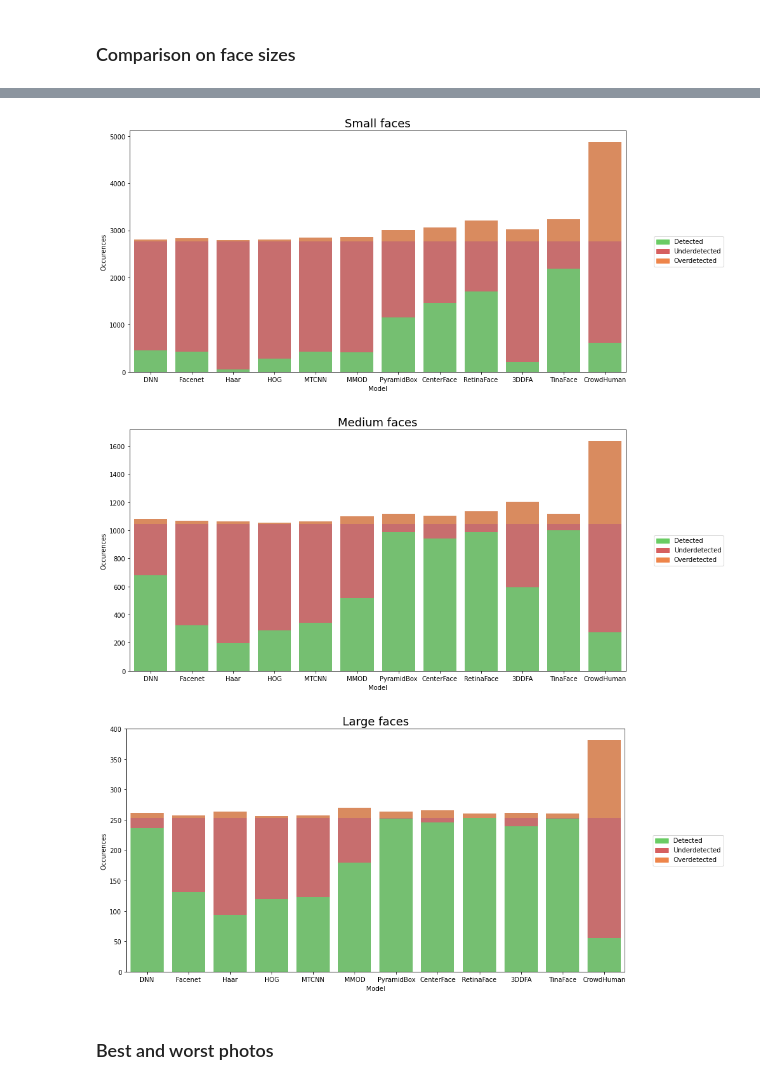
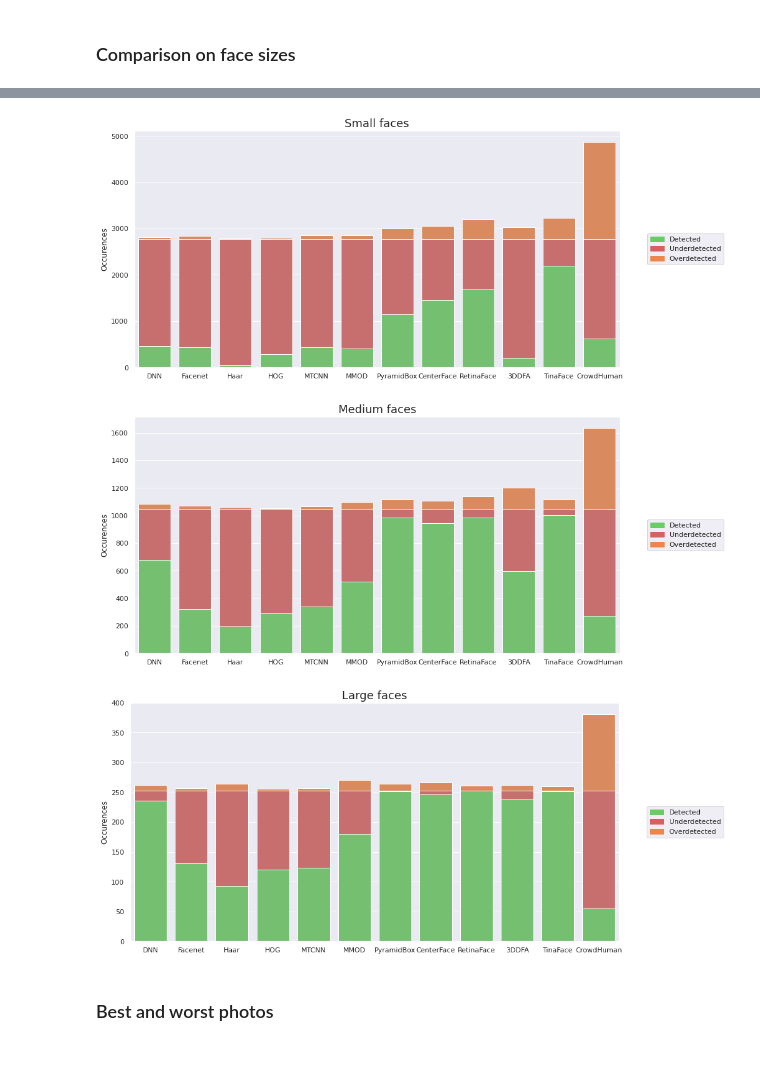
Before and after one commit to amrukwa/mask_detection, a Jupyter notebook: detector_choice.ipynb, the cells around one changed output, grey strips where cells are left out. Saved outputs shown, nothing was run; the diff lists cells and outputs as text; code cells hidden in the pictures; blank space fills up the shorter version.

```diff
--- a/detector_choice.ipynb
+++ b/detector_choice.ipynb
@@ -714,12 +726,12 @@ def normalize_tina_results(filename, i=None):
         faces.append((xmin, ymin, xmax, ymax))
     return faces
 # %%
-fig=plt.figure(figsize=(30, 15))
+fig=plt.figure(figsize=(30, 20))
 axes = []
 
 for i in range(len(exemplary_imgs_files)):
     img = tina_annotate(exemplary_imgs_files[i])
-    axes.append(fig.add_subplot(3, 1, i+1))
+    axes.append(fig.add_subplot(1, 3, i+1))
     plt.axis('off')
     plt.imshow(img)
 # %% [markdown]
@@ -759,7 +771,7 @@ axes = []
 
 for i in range(len(exemplary_imgs_files)):
     img = facenet_annotate(exemplary_imgs_files[i], facenet_detector)
-    axes.append(fig.add_subplot(3, 1, i+1))
+    axes.append(fig.add_subplot(1, 3, i+1))
     plt.axis('off')
     plt.imshow(img)
 # %% [markdown]
@@ -795,12 +807,12 @@ def normalize_pyramidbox_results(filename, model):
             faces.append((xmin, ymin, xmax, ymax))
     return faces
 # %%
-fig=plt.figure(figsize=(30, 15))
+fig=plt.figure(figsize=(30, 20))
 axes = []
 
 for i in range(len(exemplary_imgs_files)):
     img = pyramidbox_annotate(exemplary_imgs_files[i], pyramidbox_detector)
-    axes.append(fig.add_subplot(3, 1, i+1))
+    axes.append(fig.add_subplot(1, 3, i+1))
     plt.axis('off')
     plt.imshow(img)
 # %% [markdown]
@@ -1050,25 +1049,27 @@ ap_df.reset_index(inplace=True)
 # %%
 res = res.merge(ap_df, on="index", how = 'inner')
 res  = res.sort_values(by=['AP'])
+# %%
+sns.set(font_scale=1.0)
 # %%
 for i in range(len(sizes_names)):
     plt.figure(figsize=(14, 7))
     bar1 = sns.barplot(x="index",  y="total_"+size[i], data=res, color=sns.color_palette("muted")[1])
     bar2 = sns.barplot(x="index", y="total_faces_"+size[i], data=res,  color=sns.color_palette("muted")[3])
     bar3 = sns.barplot(x="index", y="det_"+size[i], data=res,  color=sns.color_palette("muted")[2])
     plt.title(sizes_names[i] +" faces", size=18)
-    plt.xlabel("Model")
+    plt.xlabel("")
     plt.ylabel("Occurences")
     top_bar = mpatches.Patch(color=sns.color_palette("muted")[2], label='Detected')
     bottom_bar = mpatches.Patch(color=sns.color_palette("muted")[3], label='Underdetected')
     medium_bar = mpatches.Patch(color=sns.color_palette("muted")[1], label='Overdetected')
     plt.legend(handles=[top_bar, bottom_bar, medium_bar], bbox_to_anchor=(1.05, 0.5),
            loc='center left')
     plt.show()
 # %% [output]
-[figure, old version]
+[figure, new version]
-[figure, old version]
+[figure, new version]
-[figure, old version]
+[figure, new version]
 # %% [markdown]
 ### Best and worst photos
 # %%
```
Also changed, not shown: parts of 23 cells of this notebook.
